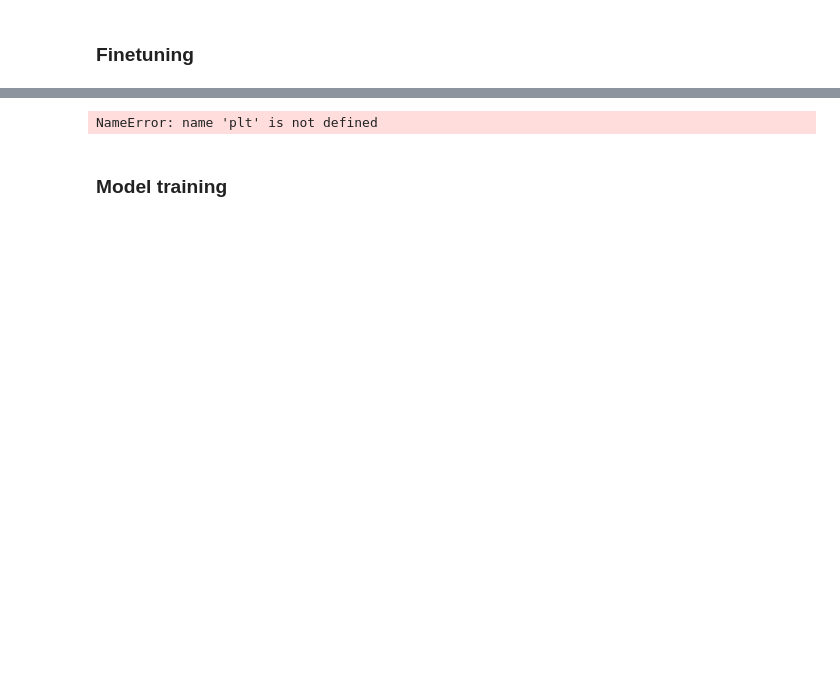
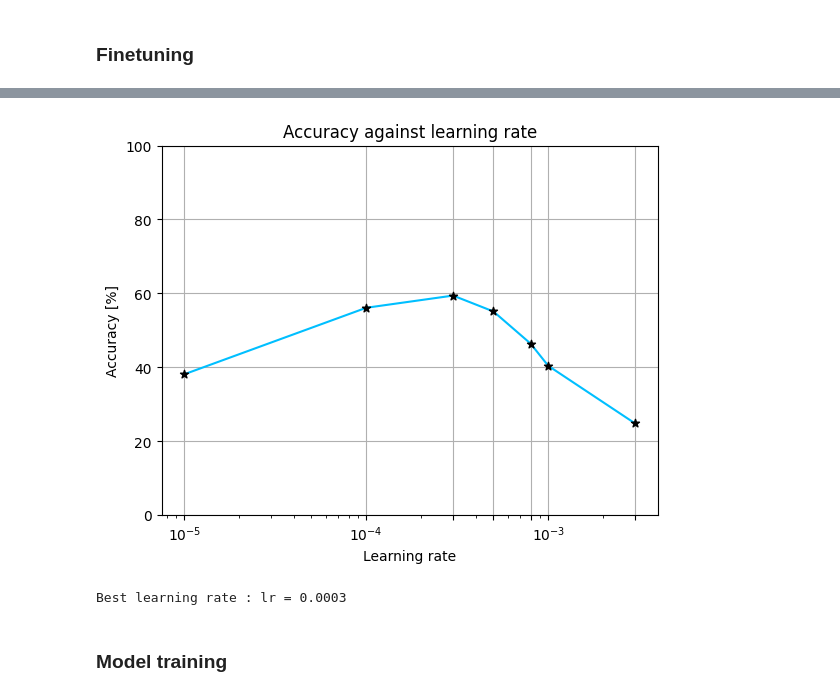
Before and after one commit to AndreaMontoneri/DLAV-2026, a Jupyter notebook: graded_homework/hw1_part2/hw1_part2.ipynb, the cells around one changed output, grey strips where cells are left out. Saved outputs shown, nothing was run; the diff lists cells and outputs as text; code cells hidden in the pictures; blank space fills up the shorter version.

```diff
--- a/graded_homework/hw1_part2/hw1_part2.ipynb
+++ b/graded_homework/hw1_part2/hw1_part2.ipynb
@@ -605,16 +605,19 @@ lr = 0.003 -> accuracy = 22.00%
 # %%
-plt.semilogx(learning_rates, accuracy_per_lr, zorder=3)
+plt.semilogx(learning_rates, accuracy_per_lr, zorder=3, color='deepskyblue')
+plt.scatter(learning_rates, accuracy_per_lr,zorder=4, marker='*', color='black')
 plt.grid()
+plt.xticks(learning_rates)
 plt.xlabel("Learning rate")
 plt.ylabel("Accuracy [%]")
 plt.title("Accuracy against learning rate")
 plt.ylim([0,100])
 plt.show()
 
 best_lr = learning_rates[ np.argmax(accuracy_per_lr) ]
 print(f'Best learning rate : lr = {best_lr:.3g}')
 # %% [output]
+[figure, added]
-NameError: name 'plt' is not defined
+Best learning rate : lr = 0.0003
 # %% [markdown]
 ### Model training
 # %%
```
Also changed, not shown: parts of 12 cells of this notebook.
